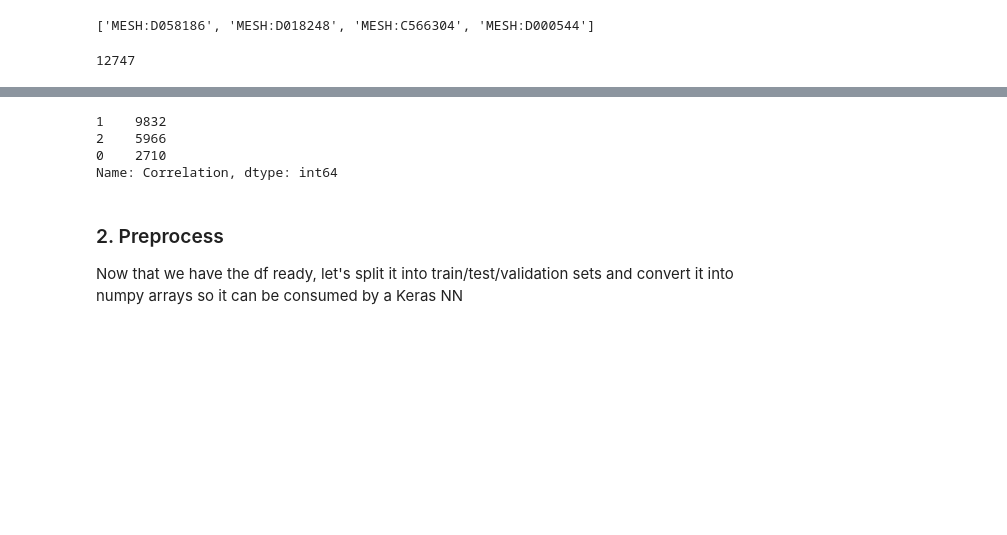
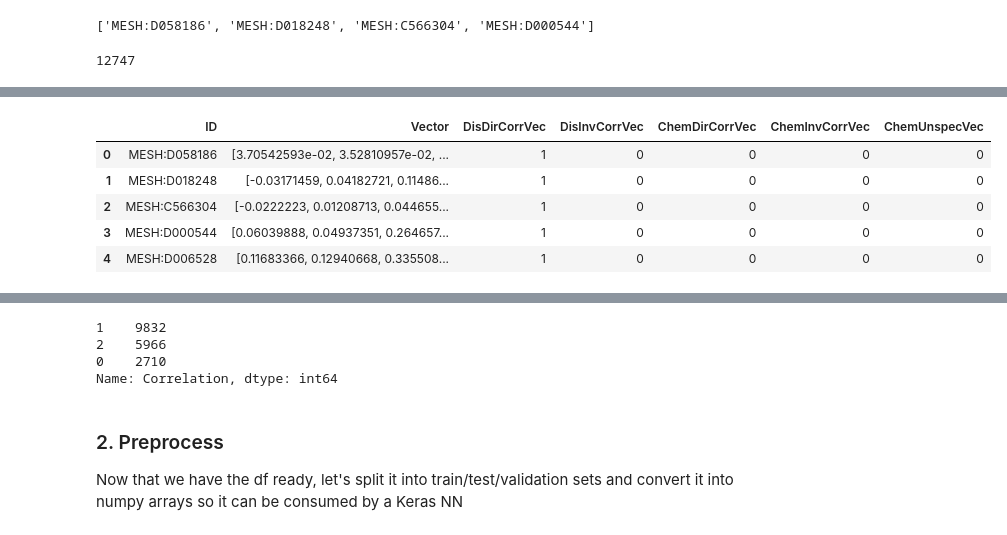
Before and after one commit to colemai/msc-thesis, a Jupyter notebook: opa/opa-nn.ipynb, the cells around one changed output, grey strips where cells are left out. Drawn from its saved outputs; the diff is of its cells as text; code cells hidden in the pictures; blank space fills up the shorter version.

```diff
--- a/opa/opa-nn.ipynb
+++ b/opa/opa-nn.ipynb
@@ -375,2 +406,11 @@ df_dis = df_dis.reset_index(drop=True)
+# %%
+df_dis.head()
+# %% [output]
+|  | ID | Vector | DisDirCorrVec | DisInvCorrVec | ChemDirCorrVec | ChemInvCorrVec | ChemUnspecVec |
+| 0 | MESH:D058186 | [3.70542593e-02, 3.52810957e-02, ... | 1 | 0 | 0 | 0 | 0 |
+| 1 | MESH:D018248 | [-0.03171459, 0.04182721, 0.11486... | 1 | 0 | 0 | 0 | 0 |
+| 2 | MESH:C566304 | [-0.0222223, 0.01208713, 0.044655... | 1 | 0 | 0 | 0 | 0 |
+| 3 | MESH:D000544 | [0.06039888, 0.04937351, 0.264657... | 1 | 0 | 0 | 0 | 0 |
+| 4 | MESH:D006528 | [0.11683366, 0.12940668, 0.335508... | 1 | 0 | 0 | 0 | 0 |
 # %%
 # Add unrelated pairs to df1
```
Also changed, not shown: parts of 24 cells of this notebook.
